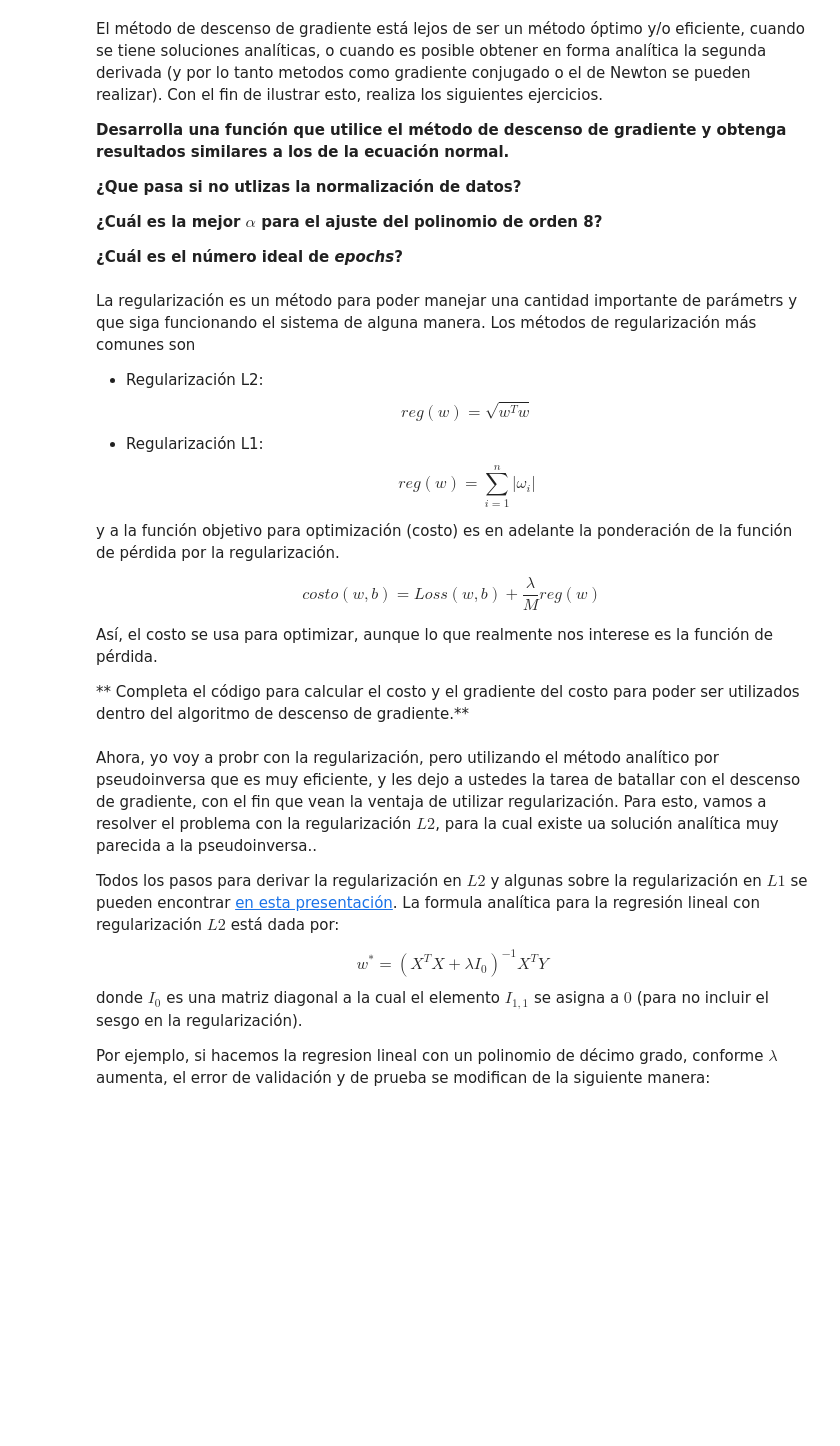
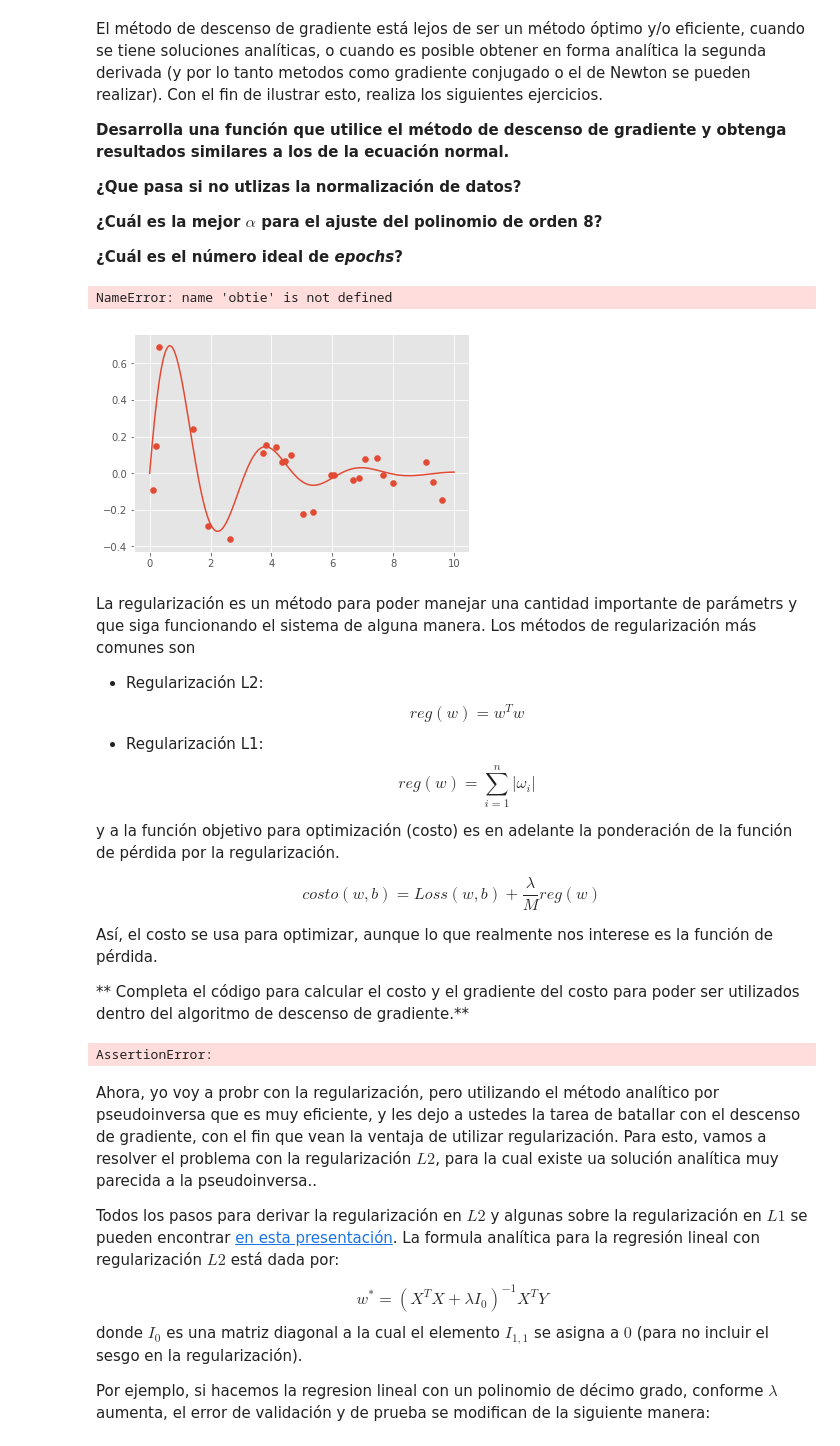
Before and after one commit to victornoriega/neurona_lineal, a Jupyter notebook: neurona_lineal.ipynb, the cells around one changed output. Saved outputs shown, nothing was run; the diff lists cells and outputs as text; code cells hidden in the pictures; blank space fills up the shorter version.

Commit message:
se agrego el gradiente de la regularizacion

```diff
--- a/neurona_lineal.ipynb
+++ b/neurona_lineal.ipynb
@@ -389,0 +388,6 @@ Text(0,0.5,'MSE')
+# %%
+# Aqui ya no pongo código, esto debe ser relativamente simple
+
+w, b, _ = descenso_gradiente_lotes(x_norm, y,w_ini, b_ini,alpha=0.5,num_iter=10)
+print("El vector omega (tambien conocida en el codigo como w) de pesos de parametros es {}".format(w))
+print("El sesgo es de {}".format(b))
@@ -458,33 +476,41 @@ resultados similares a los de la ecuación normal.**
 # %%
 
 plt.plot(x_plot, y_plot, label="La función original")
 plt.scatter(x_train, y_train, label="datos para el entrenamiento")
 
 for g in [3, 5, 8, 18]:
 
     # Expansión a un polinomio de orden ng
     x_g = np.power(x_train.reshape(-1,1), range(1, g + 1))
     x_g_plot = np.power(x_plot.reshape(-1,1), range(1, g + 1))
 
     # Escribe aqui el código
     #
     #  1. Normaliza (ambos conjuntos)
     #  2. Entrenamiento (con los datos de aprendizaje)
     #  3. Reconocimiento (con lo datos de graficación)
     #  El resultado se guarda en y_g
     #
     #
     #
-
+    m, d = obtie
+    x_g = normaliza(desviaciones=np.std(x_g), medias=np.mean(x_g), x=x_g)
+    x_g_plot = normaliza(desviaciones=np.std(x_g_plot), medias=np.mean(x_g_plot), x=x_g_plot)
+    w, b, mse_hist = descenso_gradiente_lotes(alpha=0.1, b_0=0, num_iter=50000, w_0=np.zeros(x_g.shape[1]),
+                                              x=x_g, y=y_train)
+    y_g = x_g_plot @ w + b
     plt.plot(x_plot, y_g, label="polinomio orden {}".format(g))
 
 plt.legend()
 plt.axis([0, 10, -0.5, 1])
 plt.show()
+# %% [output]
+NameError: name 'obtie' is not defined
+[figure, added]
 # %% [markdown]
 La regularización es un método para poder manejar una cantidad importante de parámetrs y que siga funcionando el sistema de alguna manera. Los métodos de regularización más comunes son
 
-- Regularización L2: $$reg(w) = \sqrt{w^Tw}$$
+- Regularización L2: $$reg(w) = w^Tw$$
 - Regularización L1: $$reg(w) = \sum_{i=1}^n |\omega_i|$$
 
 y a la función objetivo para optimización (costo) es en adelante la ponderación de la función de pérdida por la regularización.
@@ -534,10 +560,12 @@ def reg(w, tipo):
         #
         # Escribe aqui tu código
         #
+        return w.T @ w
     elif tipo is 'L1':
         #
         # Escribe aqui tu código
         #
+        return np.sum(np.abs(w))
     else:
         raise ValueError("Solo está programada por el momento la regularización para L1 y L2")
     return None
@@ -568,6 +596,12 @@ def grad_costo_reg(x, y, w, b, lmda, tipo):
     error = y - (x @ w + b)
 
     # --aqui hay que poner código--
+    db = (sum(error))/M
+
+    if tipo == "L1":
+        dw = (error @ x)/M + (np.sign(w) * lmbda/M)
+    elif tipo == "L2":
+        dw = (error @ x)/M + (2 * w * lmbda/M)
 
 
 
@@ -602,10 +636,11 @@ def des_grad_regu(x, y, w_0, b_0, alpha, num_iter, lmda, tipo):
     M, n = x.shape
 
     for iter in range(num_iter):
-        dw, db = grad_costo(x, y, w, b)
+        dw, db = grad_costo_reg(x, y, w, b, lmbda, tipo)
 
         # --aqui hay que poner código--
-
+        w = w + alpha * dw
+        b = b + alpha * db
 
         #------------------------------
 
@@ -629,11 +664,14 @@ for lmbda in [0, .1, 1, 10, 100]:
     assert abs(costo(x, y, w, b, lmbda, tipo='L1') - (0.25 / 4  + lmbda * 7 / 2)) < 1e-6
     assert abs(costo(x, y, w, b, lmbda, tipo='L2') - (0.25 / 4  + lmbda * 11 / 2)) < 1e-6
 
+    dw, db = grad_costo_reg(x, y, w, b, lmbda, tipo='L1')
+    assert np.abs(dw - (np.array([-.2, .15, -.15, 0, .2]) + lmbda * np.sign(w) / 2)).sum() < 1e-6
     dw, db = grad_costo_reg(x, y, w, b, lmbda, tipo='L2')
     assert np.abs(dw - (np.array([-.2, .15, -.15, 0, .2]) + lmbda * w)).sum() < 1e-6
 
-    dw, db = grad_costo_reg(x, y, w, b, lmbda, tipo='L1')
-    assert np.abs(dw - (np.array([-.2, .15, -.15, 0, .2]) + lmbda * np.sign(w) / 2)).sum() < 1e-6
+    #juraria que esta todo bien ...
+# %% [output]
+AssertionError:
 # %% [markdown]
 Ahora, yo voy a probr con la regularización, pero utilizando el método analítico por pseudoinversa que es muy eficiente, y les dejo a ustedes la tarea de batallar con el descenso de gradiente, con el fin que vean la ventaja de utilizar regularización. Para esto, vamos a resolver el problema con la regularización $L2$, para la cual existe ua solución analítica muy parecida a la pseudoinversa..
 
```
Also changed, not shown: parts of 8 cells of this notebook.
